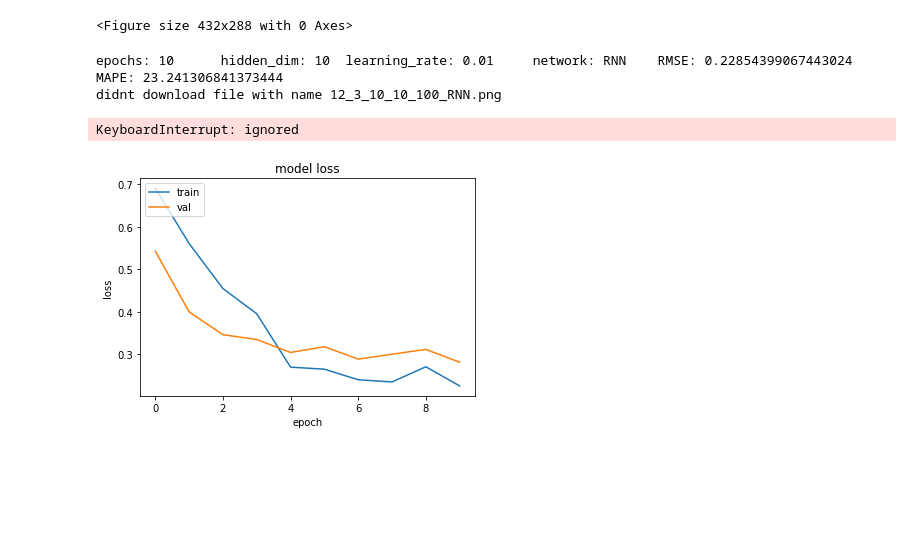
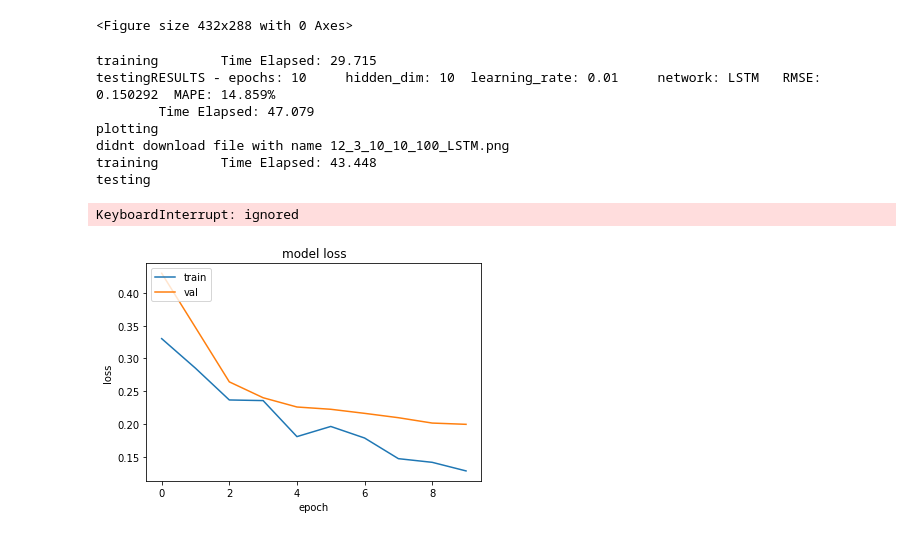
Before and after one commit to srijanduggal17/HousingPredictions, a Jupyter notebook: model_training_stuff.ipynb, the cells around one changed output. Saved outputs shown, nothing was run; the diff lists cells and outputs as text; code cells hidden in the pictures; blank space fills up the shorter version.

```diff
--- a/model_training_stuff.ipynb
+++ b/model_training_stuff.ipynb
@@ -282,37 +282,54 @@ for num_epochs in num_epochs_list:
                 scheduler = ExponentialLR(optimizer, gamma=.95)
 
                 train_losses = []
                 val_losses = []
+
                 # train
-                print('training')
+                print('training', end='')
+                start_time = time.time()
                 for i in range(num_epochs):
                     train_loss = train(model, train_loader, optimizer, loss_function, i+1, device=device)
                     train_losses += [train_loss]
                     val_loss = val(model, val_loader, loss_function, device=device)
                     val_losses += [val_loss]
                     scheduler.step()
+                elapsed = time.time() - start_time
+                print('\tTime Elapsed: {:.3f}s'.format(elapsed))
+
                 # test
-                print('testing')
+                print('testing', end='')
+                start_time = time.time()
                 test_loss, test_mape = test(model, test_loader, loss_function, device=device)
-                print('epochs: {}\thidden_dim: {}\tlearning_rate: {}\tnetwork: {}\tRMSE: {}\tMAPE: {}'.format(
+                elapsed = time.time() - start_time
+                print('\tTime Elapsed: {:.3f}s'.format(elapsed))
+
+                # results
+                print('RESULTS - epochs: {}\thidden_dim: {}\tlearning_rate: {}\tnetwork: {}\tRMSE: {:.6f}\tMAPE: {:.3f}%'.format(
                     num_epochs, hidden_dim, learning_rate, network, test_loss, test_mape))
+
                 # plot
                 print('plotting')
                 plt.plot(train_losses)
                 plt.plot(val_losses)
-
                 plt.title('model loss')
                 plt.ylabel('loss')
                 plt.xlabel('epoch')
                 plt.legend(['train','val'], loc='upper left')
+
+                # save plot
                 filename = dataset_name + '_' + str(num_epochs) + '_' + str(hidden_dim) + '_' + str(int(1/learning_rate)) + '_' + network + '.png'
                 plt.savefig(filename)
                 try:
                     files.download(filename)
                 except:
                     print('didnt download file with name {}'.format(filename))
 # %% [output]
-epochs: 10      hidden_dim: 10  learning_rate: 0.01     network: RNN    RMSE: 0.22854399067443024       MAPE: 23.241306841373444
-didnt download file with name 12_3_10_10_100_RNN.png
+training        Time Elapsed: 29.715
+testingRESULTS - epochs: 10     hidden_dim: 10  learning_rate: 0.01     network: LSTM   RMSE: 0.150292  MAPE: 14.859%
+        Time Elapsed: 47.079
+plotting
+didnt download file with name 12_3_10_10_100_LSTM.png
+training        Time Elapsed: 43.448
+testing
 KeyboardInterrupt: ignored
-[figure, old version]
+[figure, new version]
```
